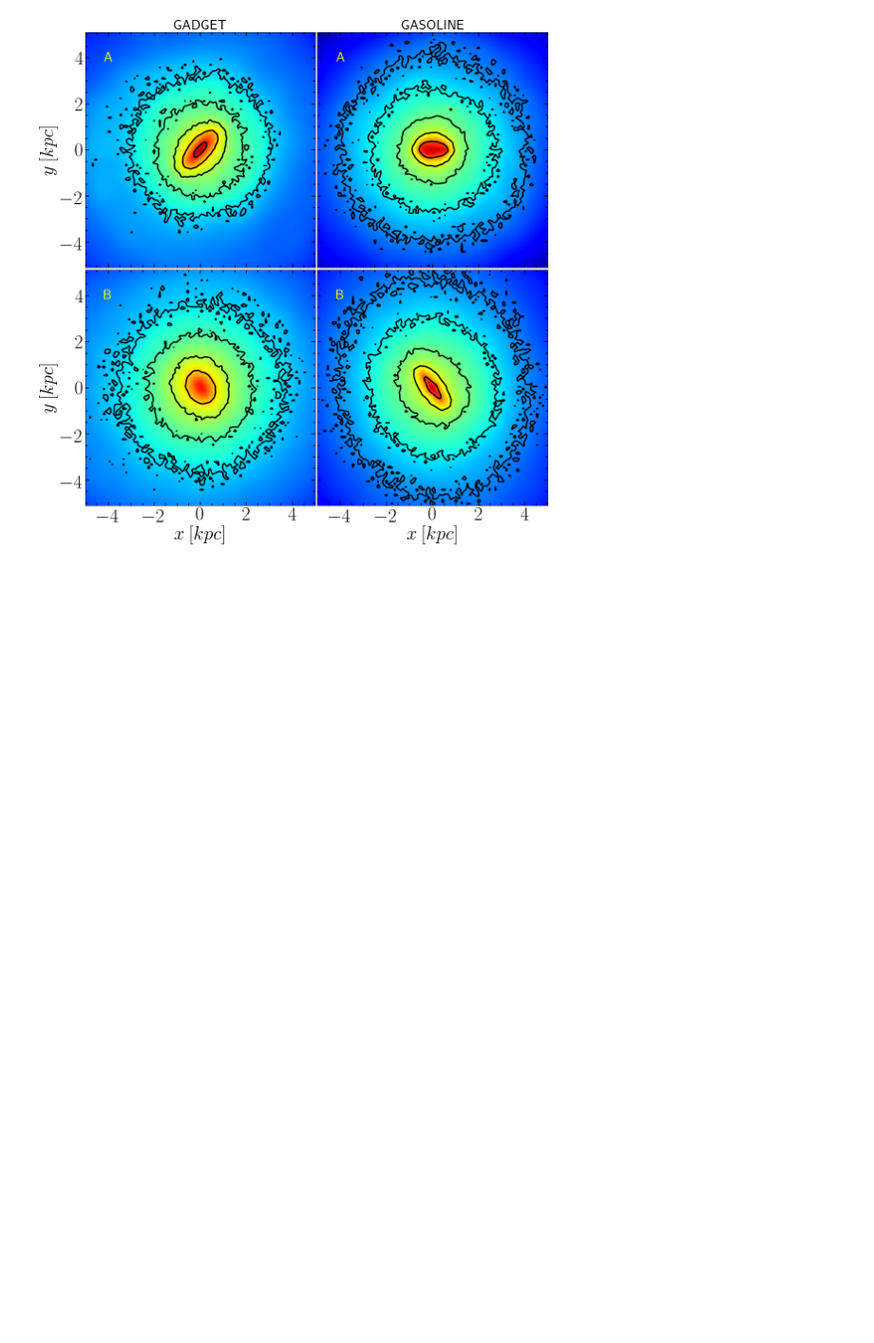
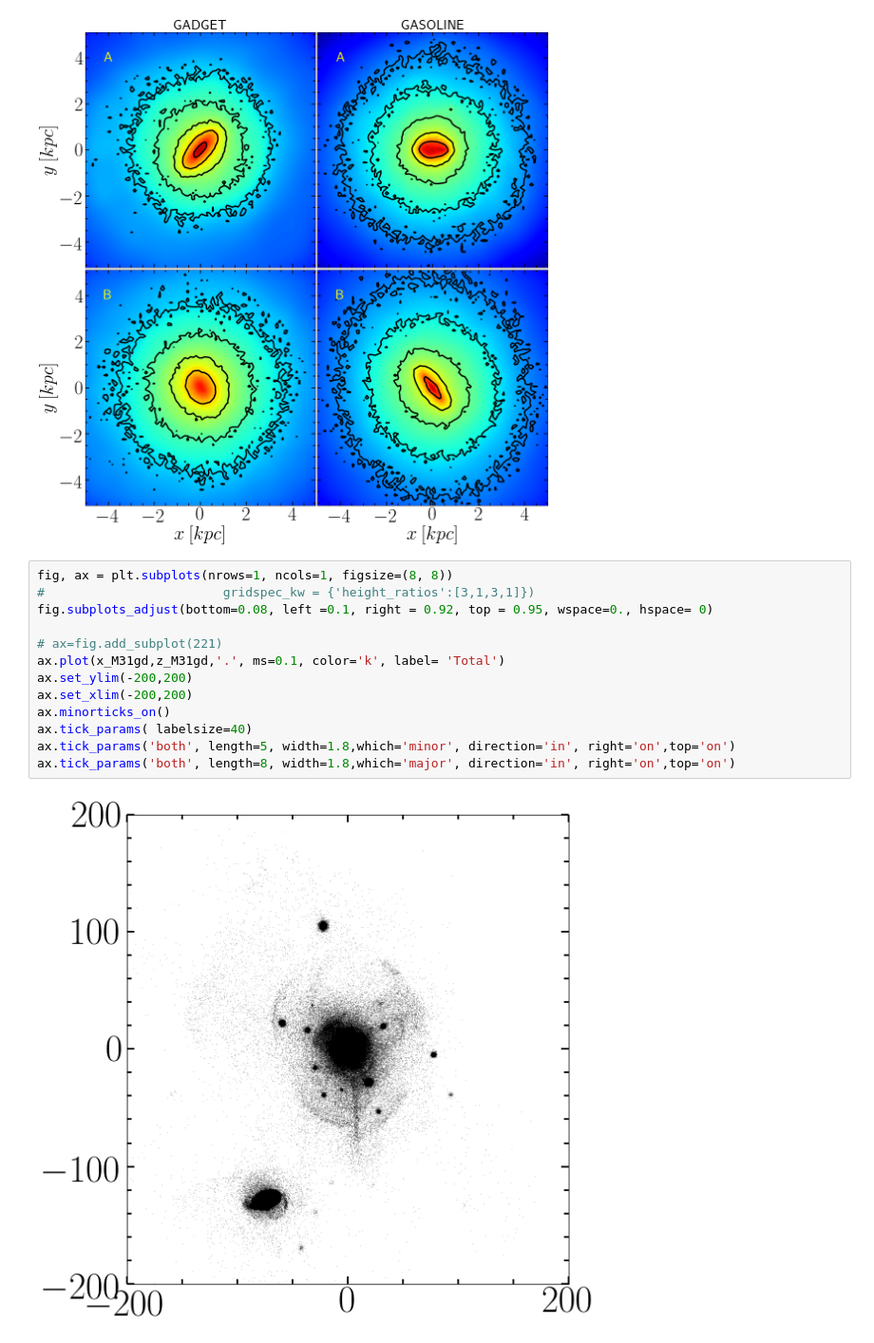
Before and after one commit to ornemarioni/Barras_GdGs, a Jupyter notebook: Barras_Gd/programs/Estrellas_simulaciones.ipynb, the cells around one changed output. Shown at 95% size. Saved outputs shown, nothing was run; the diff lists cells and outputs as text; blank space fills up the shorter version.

```diff
--- a/Barras_Gd/programs/Estrellas_simulaciones.ipynb
+++ b/Barras_Gd/programs/Estrellas_simulaciones.ipynb
@@ -886,3 +893,18 @@ fig.savefig('/home/omarioni/Barras_GdGs/Barras_Gd/_imagenes/isocontornos.pdf', d
 plt.show()
 # %% [output]
 [figure]
+# %%
+fig, ax = plt.subplots(nrows=1, ncols=1, figsize=(8, 8))
+#                        gridspec_kw = {'height_ratios':[3,1,3,1]})
+fig.subplots_adjust(bottom=0.08, left =0.1, right = 0.92, top = 0.95, wspace=0., hspace= 0)
+
+# ax=fig.add_subplot(221)
+ax.plot(x_M31gd,z_M31gd,'.', ms=0.1, color='k', label= 'Total')
+ax.set_ylim(-200,200)
+ax.set_xlim(-200,200)
+ax.minorticks_on()
+ax.tick_params( labelsize=40)
+ax.tick_params('both', length=5, width=1.8,which='minor', direction='in', right='on',top='on')
+ax.tick_params('both', length=8, width=1.8,which='major', direction='in', right='on',top='on')
+# %% [output]
+[figure, added]
```
Also changed, not shown: parts of 2 cells of this notebook, 9 other files.
